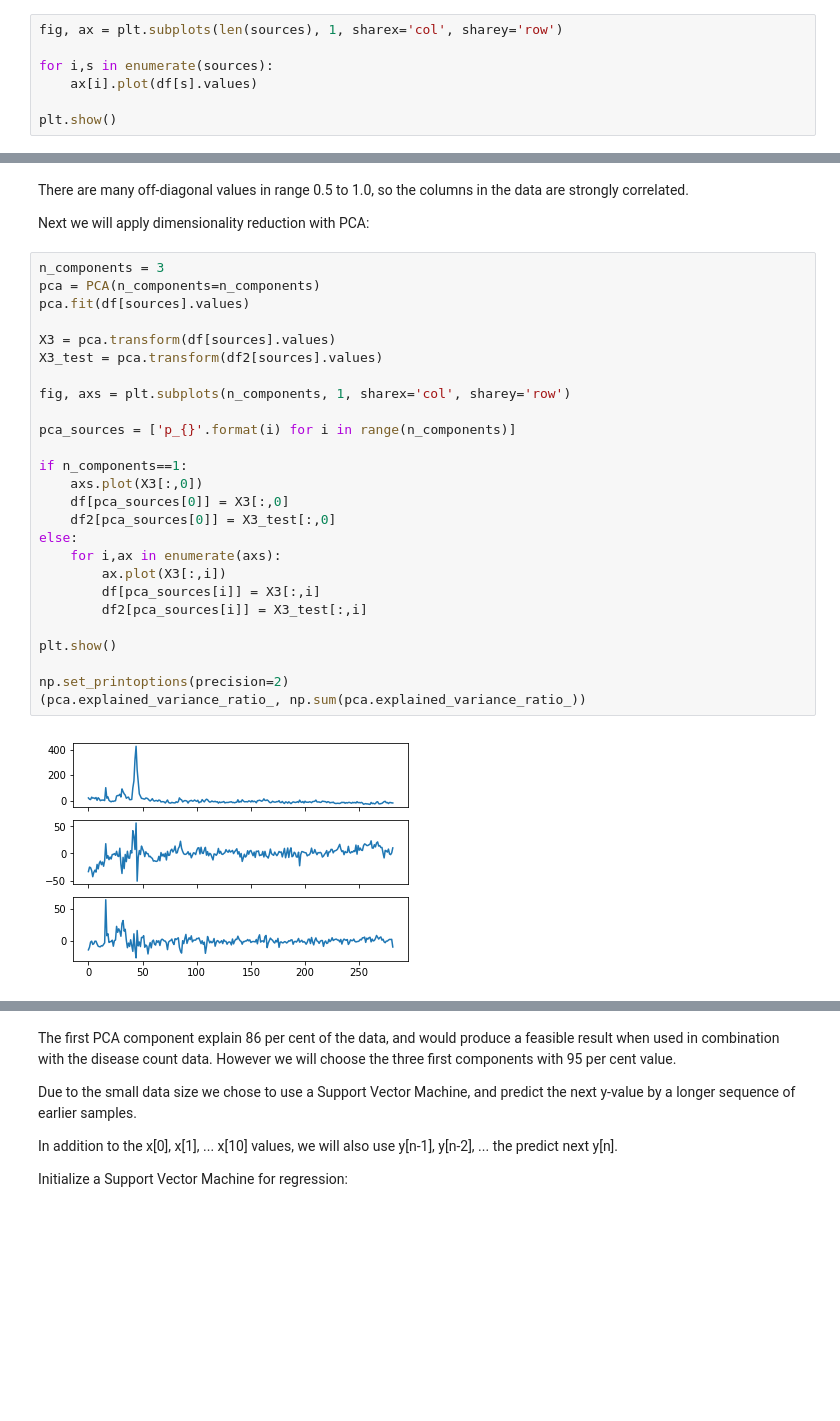
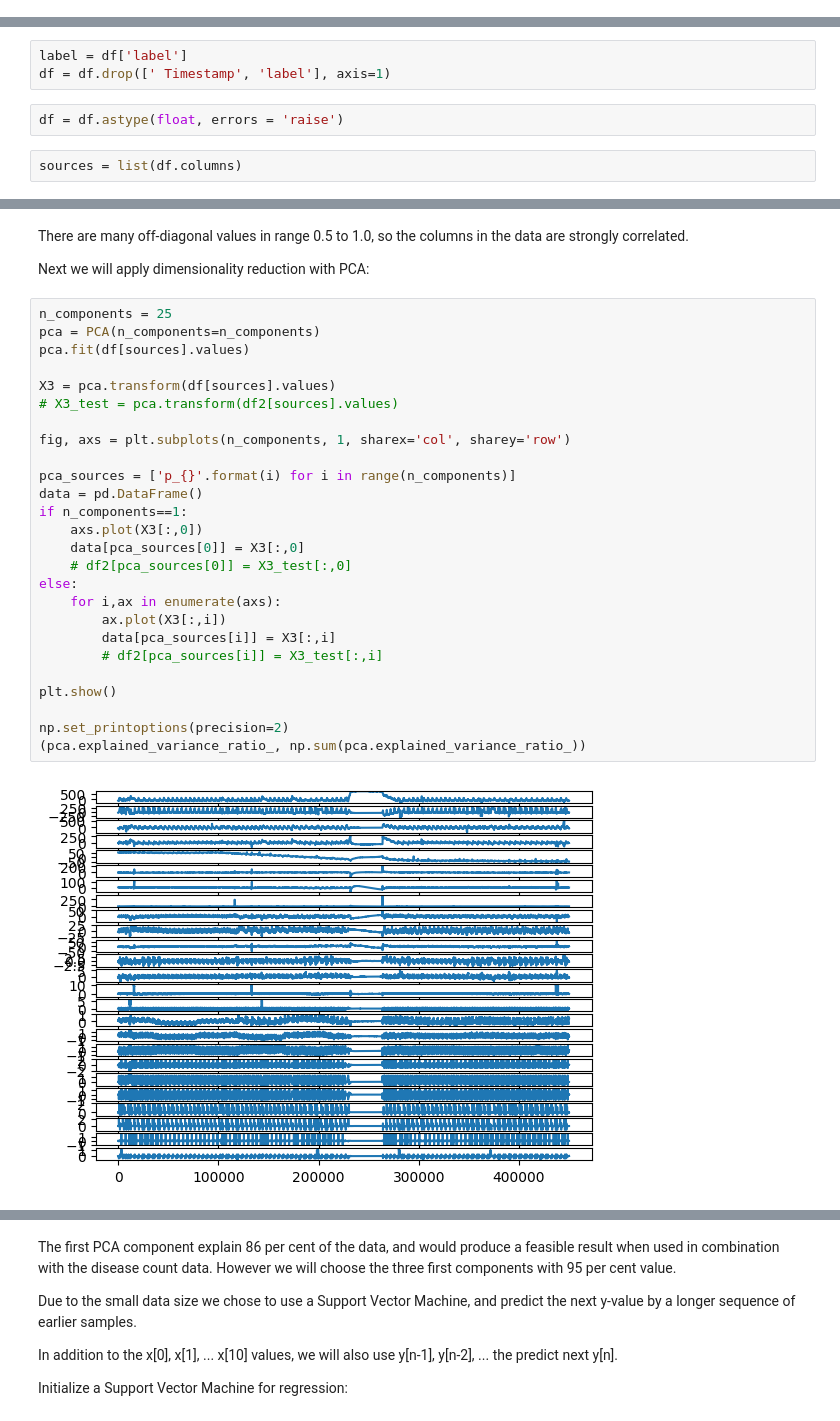
Before and after one commit to millatip/XCM_mtsad, a Jupyter notebook: datasets/SWAT/MultivariateSeasonalTimeseriesPredictionPCA.ipynb, the cells around one changed output, grey strips where cells are left out. Saved outputs shown, nothing was run; the diff lists cells and outputs as text; blank space fills up the shorter version.

```diff
--- a/datasets/SWAT/MultivariateSeasonalTimeseriesPredictionPCA.ipynb
+++ b/datasets/SWAT/MultivariateSeasonalTimeseriesPredictionPCA.ipynb
@@ -80,10 +51,3 @@ plt.show()
 So we are dealing with a relatively small data set with periodical behaviour.
 # %% [markdown]
 Now plot the keyword counts:
-# %%
-fig, ax = plt.subplots(len(sources), 1, sharex='col', sharey='row')
-
-for i,s in enumerate(sources):
-    ax[i].plot(df[s].values)
-
-plt.show()
@@ -92,3 +54,10 @@ plt.show()
 # %% [markdown]
 Let's take a look at the correlation coefficients, to see how much mutual information there is in the keyword data:
+# %%
+label = df['label']
+df = df.drop([' Timestamp', 'label'], axis=1)
+# %%
+df = df.astype(float, errors = 'raise')
+# %%
+sources = list(df.columns)
 # %%
@@ -111,30 +67,30 @@ There are many off-diagonal values in range 0.5 to 1.0, so the columns in the da
 
 Next we will apply dimensionality reduction with PCA:
 # %%
-n_components = 3
+n_components = 25
 pca = PCA(n_components=n_components)
 pca.fit(df[sources].values)
 
 X3 = pca.transform(df[sources].values)
-X3_test = pca.transform(df2[sources].values)
+# X3_test = pca.transform(df2[sources].values)
 
 fig, axs = plt.subplots(n_components, 1, sharex='col', sharey='row')
 
 pca_sources = ['p_{}'.format(i) for i in range(n_components)]
-
+data = pd.DataFrame()
 if n_components==1:
     axs.plot(X3[:,0])
-    df[pca_sources[0]] = X3[:,0]
-    df2[pca_sources[0]] = X3_test[:,0]
+    data[pca_sources[0]] = X3[:,0]
+    # df2[pca_sources[0]] = X3_test[:,0]
 else:
     for i,ax in enumerate(axs):
         ax.plot(X3[:,i])
-        df[pca_sources[i]] = X3[:,i]
-        df2[pca_sources[i]] = X3_test[:,i]
+        data[pca_sources[i]] = X3[:,i]
+        # df2[pca_sources[i]] = X3_test[:,i]
 
 plt.show()
 
 np.set_printoptions(precision=2)
 (pca.explained_variance_ratio_, np.sum(pca.explained_variance_ratio_))
 # %% [output]
-[figure, old version]
+[figure, new version]
```
Also changed, not shown: parts of 12 cells of this notebook, 15 other files.
